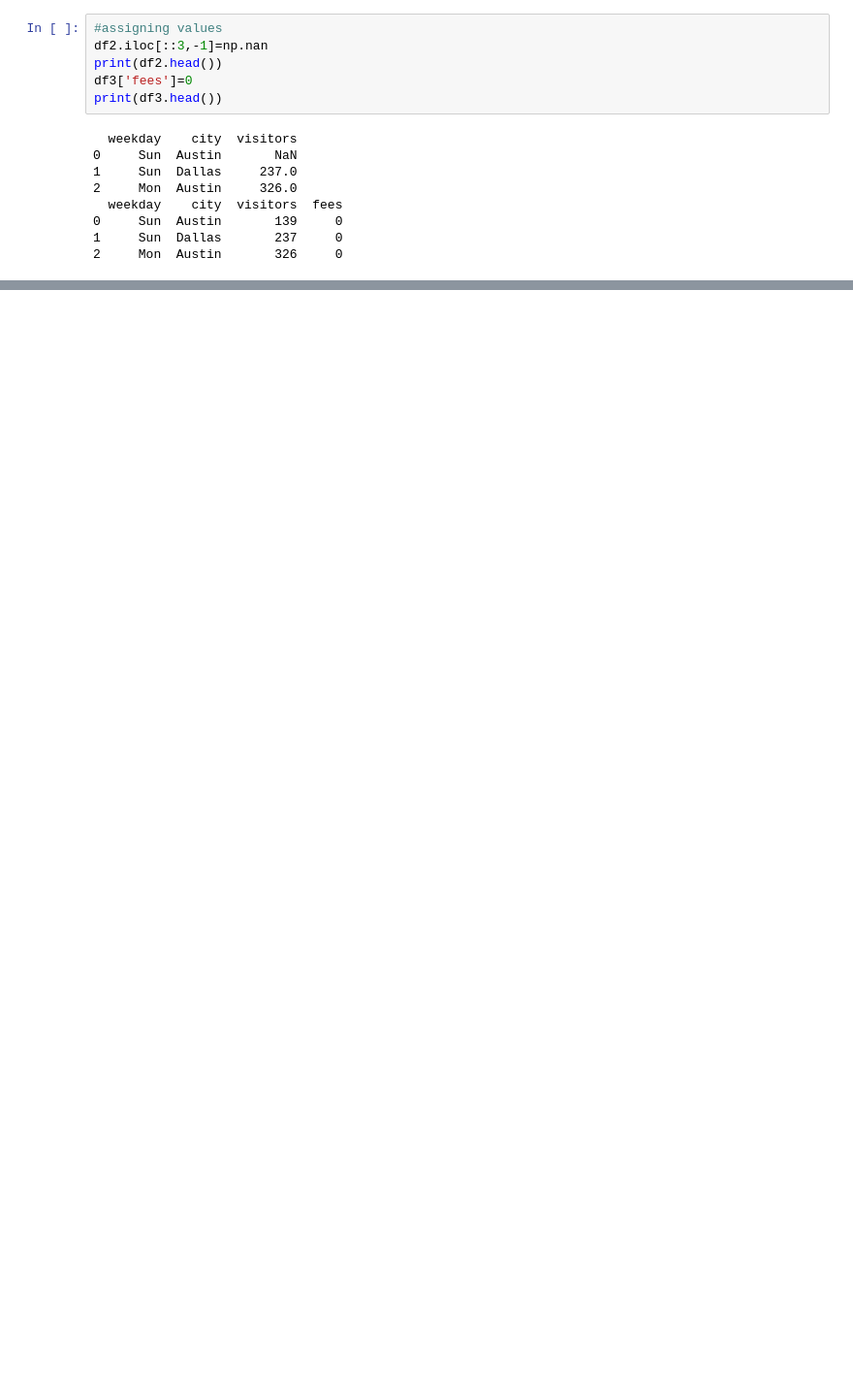
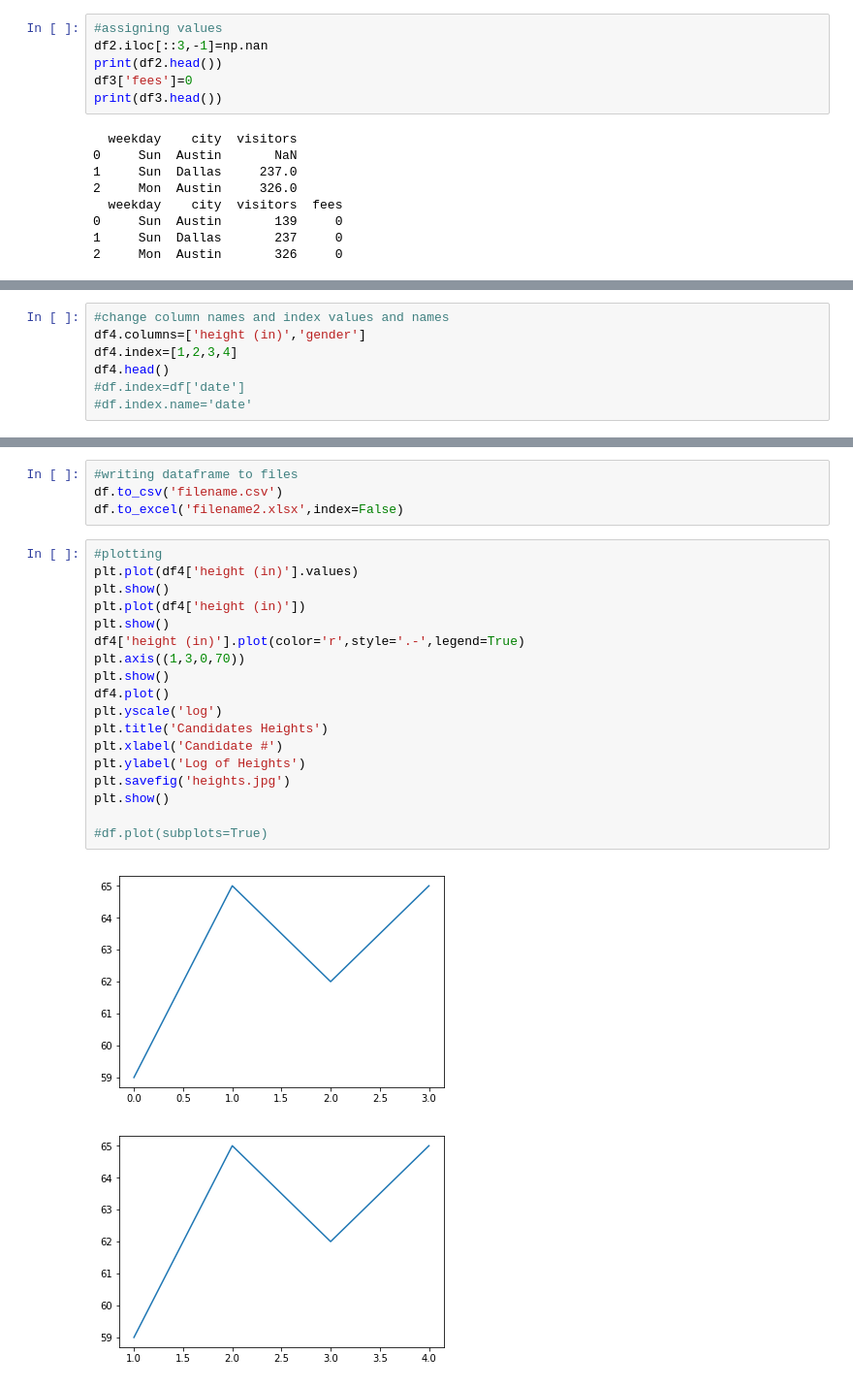
Before and after one commit to cnmetzi/cnm, a Jupyter notebook: dc-pandas-foundations.ipynb, the cells around one changed output, grey strips where cells are left out. Shown at 97% size. Drawn from its saved outputs; the diff is of its cells as text; blank space fills up the shorter version.

```diff
--- a/dc-pandas-foundations.ipynb
+++ b/dc-pandas-foundations.ipynb
@@ -80,0 +95,7 @@ lows = low.values
+# %%
+#change column names and index values and names
+df4.columns=['height (in)','gender']
+df4.index=[1,2,3,4]
+df4.head()
+#df.index=df['date']
+#df.index.name='date'
@@ -80,0 +108,25 @@ lows = low.values
+# %%
+#writing dataframe to files
+df.to_csv('filename.csv')
+df.to_excel('filename2.xlsx',index=False)
+# %%
+#plotting
+plt.plot(df4['height (in)'].values)
+plt.show()
+plt.plot(df4['height (in)'])
+plt.show()
+df4['height (in)'].plot(color='r',style='.-',legend=True)
+plt.axis((1,3,0,70))
+plt.show()
+df4.plot()
+plt.yscale('log')
+plt.title('Candidates Heights')
+plt.xlabel('Candidate #')
+plt.ylabel('Log of Heights')
+plt.savefig('heights.jpg')
+plt.show()
+
+#df.plot(subplots=True)
+# %% [output]
+[figure, added]
+[figure, added]
```
Also changed, not shown: parts of 33 cells of this notebook, 1 other file.
